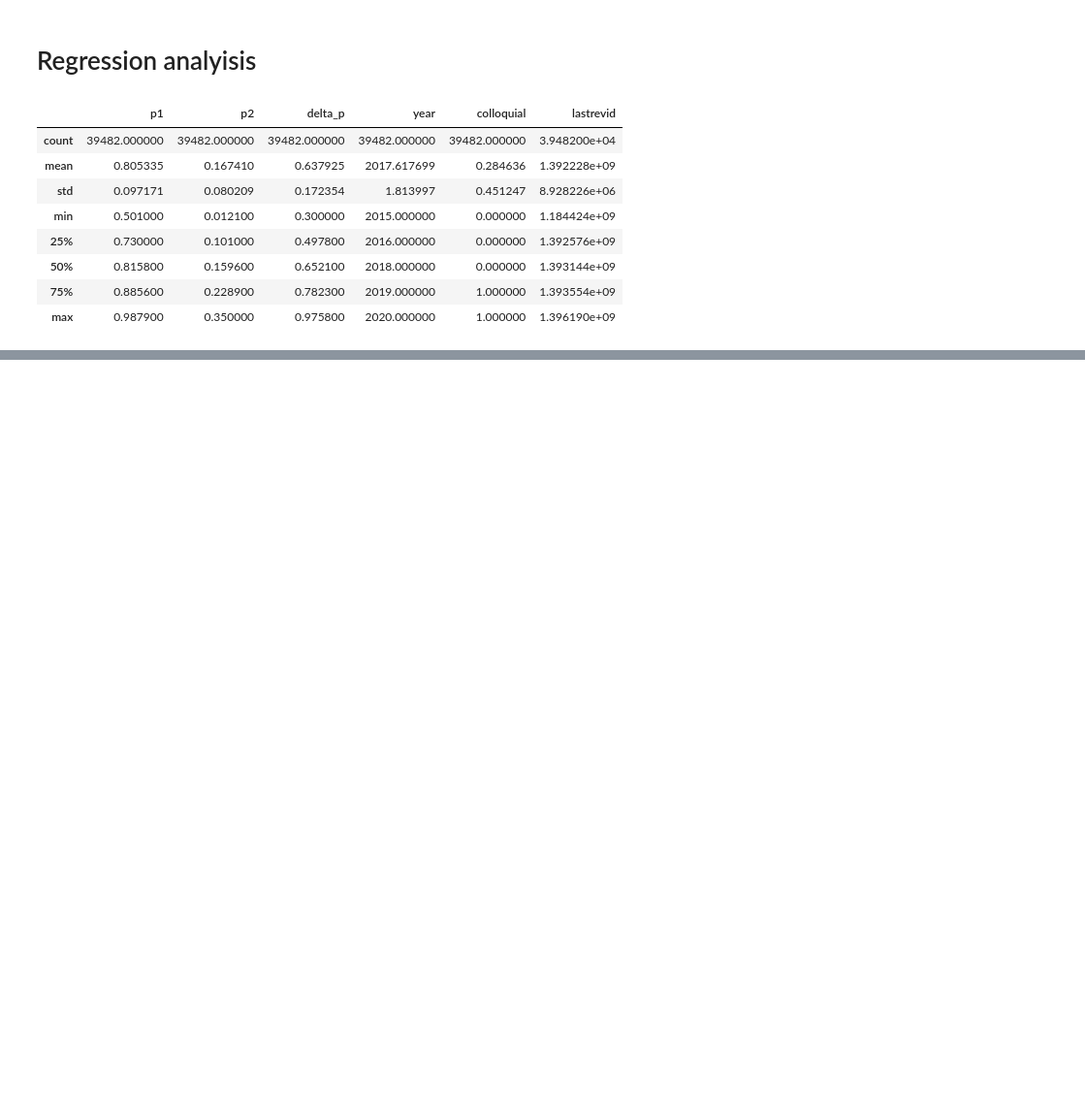
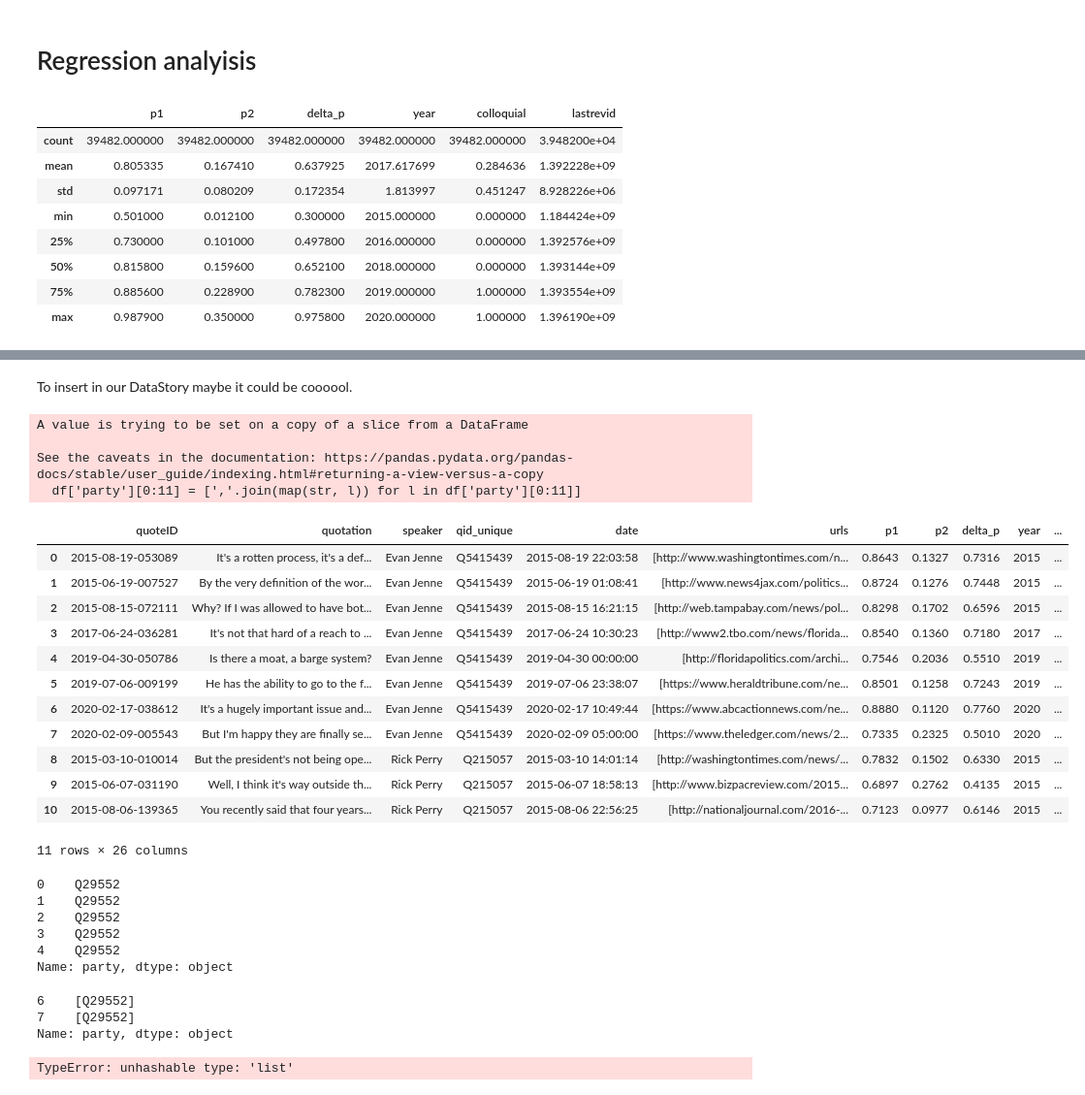
Before and after one commit to epfl-ada/ada-2021-project-adacadabra, a Jupyter notebook: ANALYSIS/Regression.ipynb, the cells around one changed output, grey strips where cells are left out. Shown at 97% size. Cells and saved outputs as stored; diff of their text form; code cells hidden in the pictures; blank space fills up the shorter version.

```diff
--- a/ANALYSIS/Regression.ipynb
+++ b/ANALYSIS/Regression.ipynb
@@ -71,13 +51,53 @@ party_expanded_v1 = df["party"].apply(pd.Series)
+# %% [markdown]
+To insert in our DataStory maybe it could be coooool.
+# %%
+df['party'][0:11] = [','.join(map(str, l)) for l in df['party'][0:11]]
+df[0:11]
+# %% [output]
+A value is trying to be set on a copy of a slice from a DataFrame
+
+See the caveats in the documentation: https://pandas.pydata.org/pandas-docs/stable/user_guide/indexing.html#returning-a-view-versus-a-copy
+  df['party'][0:11] = [','.join(map(str, l)) for l in df['party'][0:11]]
+|  | quoteID | quotation | speaker | qid_unique | date | urls | p1 | p2 | delta_p | year | ... |
+| 0 | 2015-08-19-053089 | It's a rotten process, it's a def... | Evan Jenne | Q5415439 | 2015-08-19 22:03:58 | [http://www.washingtontimes.com/n... | 0.8643 | 0.1327 | 0.7316 | 2015 | ... |
+| 1 | 2015-06-19-007527 | By the very definition of the wor... | Evan Jenne | Q5415439 | 2015-06-19 01:08:41 | [http://www.news4jax.com/politics... | 0.8724 | 0.1276 | 0.7448 | 2015 | ... |
+| 2 | 2015-08-15-072111 | Why? If I was allowed to have bot... | Evan Jenne | Q5415439 | 2015-08-15 16:21:15 | [http://web.tampabay.com/news/pol... | 0.8298 | 0.1702 | 0.6596 | 2015 | ... |
+| 3 | 2017-06-24-036281 | It's not that hard of a reach to ... | Evan Jenne | Q5415439 | 2017-06-24 10:30:23 | [http://www2.tbo.com/news/florida... | 0.8540 | 0.1360 | 0.7180 | 2017 | ... |
+| 4 | 2019-04-30-050786 | Is there a moat, a barge system? | Evan Jenne | Q5415439 | 2019-04-30 00:00:00 | [http://floridapolitics.com/archi... | 0.7546 | 0.2036 | 0.5510 | 2019 | ... |
+| 5 | 2019-07-06-009199 | He has the ability to go to the f... | Evan Jenne | Q5415439 | 2019-07-06 23:38:07 | [https://www.heraldtribune.com/ne... | 0.8501 | 0.1258 | 0.7243 | 2019 | ... |
+| 6 | 2020-02-17-038612 | It's a hugely important issue and... | Evan Jenne | Q5415439 | 2020-02-17 10:49:44 | [https://www.abcactionnews.com/ne... | 0.8880 | 0.1120 | 0.7760 | 2020 | ... |
+| 7 | 2020-02-09-005543 | But I'm happy they are finally se... | Evan Jenne | Q5415439 | 2020-02-09 05:00:00 | [https://www.theledger.com/news/2... | 0.7335 | 0.2325 | 0.5010 | 2020 | ... |
+| 8 | 2015-03-10-010014 | But the president's not being ope... | Rick Perry | Q215057 | 2015-03-10 14:01:14 | [http://washingtontimes.com/news/... | 0.7832 | 0.1502 | 0.6330 | 2015 | ... |
+| 9 | 2015-06-07-031190 | Well, I think it's way outside th... | Rick Perry | Q215057 | 2015-06-07 18:58:13 | [http://www.bizpacreview.com/2015... | 0.6897 | 0.2762 | 0.4135 | 2015 | ... |
+| 10 | 2015-08-06-139365 | You recently said that four years... | Rick Perry | Q215057 | 2015-08-06 22:56:25 | [http://nationaljournal.com/2016-... | 0.7123 | 0.0977 | 0.6146 | 2015 | ... |
+11 rows × 26 columns
+# %%
+df['party'][0:5]
+# %% [output]
+0    Q29552
+1    Q29552
+2    Q29552
+3    Q29552
+4    Q29552
+Name: party, dtype: object
+# %%
+df['party'][6:8]
+# %% [output]
+6    [Q29552]
+7    [Q29552]
+Name: party, dtype: object
 # %%
 #One-Hot Encoding to represent categorical variables as binary vectors
-onehot = pd.get_dummies(df['gender']).add_suffix('_onehot')
+onehot = pd.get_dummies(df['party']).add_suffix('_onehot')
 df_os=pd.merge(df,
              onehot,
              left_index=True,
              right_index=True)
 
 #check of the operation
-df21.head()
+df_os.head()
+# %% [output]
+TypeError: unhashable type: 'list'
 # %%
 df_lookup = pd.read_csv('wikidata_labels_descriptions_quotebank.csv.bz2',compression = 'bz2',index_col='QID')
 # %%
```
Also changed, not shown: parts of 6 cells of this notebook.
